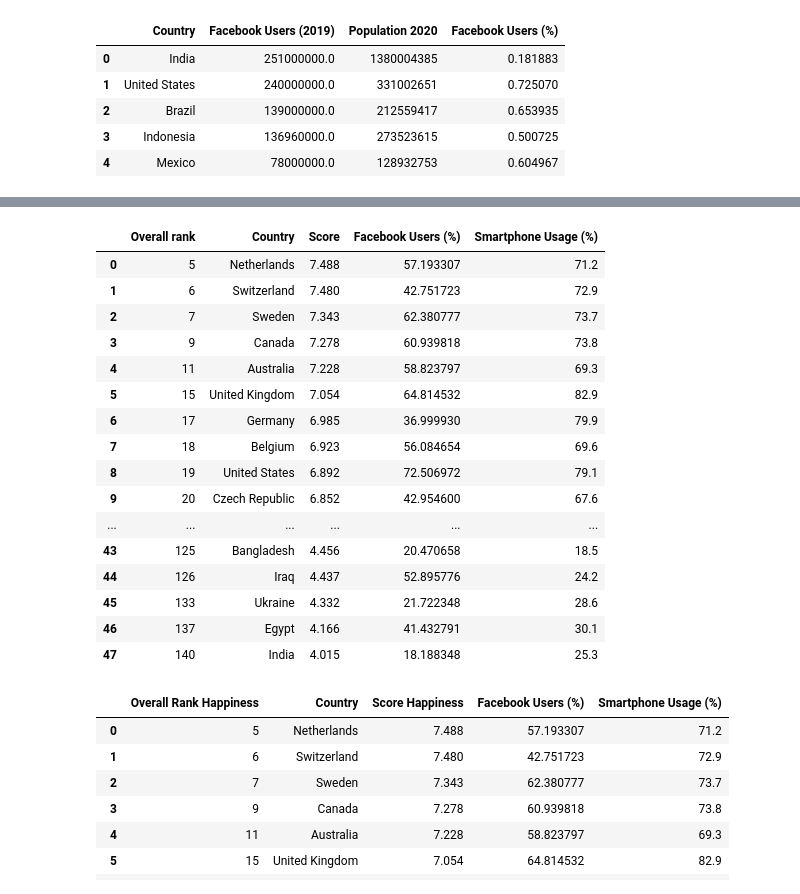
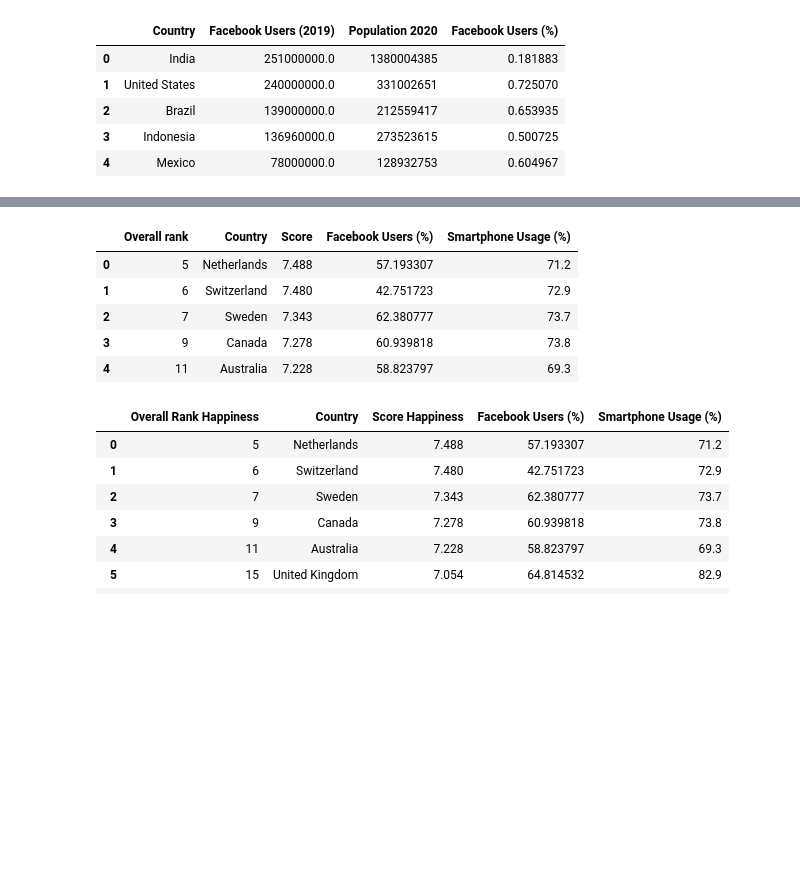
Before and after one commit to madhuvenkidusamy/ETL-Project, a Jupyter notebook: happiness.ipynb, the cells around one changed output, grey strips where cells are left out. Drawn from its saved outputs; the diff is of its cells as text; code cells hidden in the pictures; blank space fills up the shorter version.

```diff
--- a/happiness.ipynb
+++ b/happiness.ipynb
@@ -245,24 +170,13 @@ almost_final_df
 # %%
 final_df = almost_final_df.merge(cell_df, how='inner', on='Country')
-final_df
+final_df.head()
 # %% [output]
 |  | Overall rank | Country | Score | Facebook Users (%) | Smartphone Usage (%) |
 | 0 | 5 | Netherlands | 7.488 | 57.193307 | 71.2 |
 | 1 | 6 | Switzerland | 7.480 | 42.751723 | 72.9 |
 | 2 | 7 | Sweden | 7.343 | 62.380777 | 73.7 |
 | 3 | 9 | Canada | 7.278 | 60.939818 | 73.8 |
 | 4 | 11 | Australia | 7.228 | 58.823797 | 69.3 |
-| 5 | 15 | United Kingdom | 7.054 | 64.814532 | 82.9 |
-| 6 | 17 | Germany | 6.985 | 36.999930 | 79.9 |
-| 7 | 18 | Belgium | 6.923 | 56.084654 | 69.6 |
-| 8 | 19 | United States | 6.892 | 72.506972 | 79.1 |
-| 9 | 20 | Czech Republic | 6.852 | 42.954600 | 67.6 |
-| ... | ... | ... | ... | ... | ... |
-| 43 | 125 | Bangladesh | 4.456 | 20.470658 | 18.5 |
-| 44 | 126 | Iraq | 4.437 | 52.895776 | 24.2 |
-| 45 | 133 | Ukraine | 4.332 | 21.722348 | 28.6 |
-| 46 | 137 | Egypt | 4.166 | 41.432791 | 30.1 |
-| 47 | 140 | India | 4.015 | 18.188348 | 25.3 |
 # %%
 #Renaming final columns
 final_df = final_df.rename(columns={'Overall rank':'Overall Rank Happiness', 'Score':'Score Happiness'})
```
Also changed, not shown: parts of 11 cells of this notebook.
